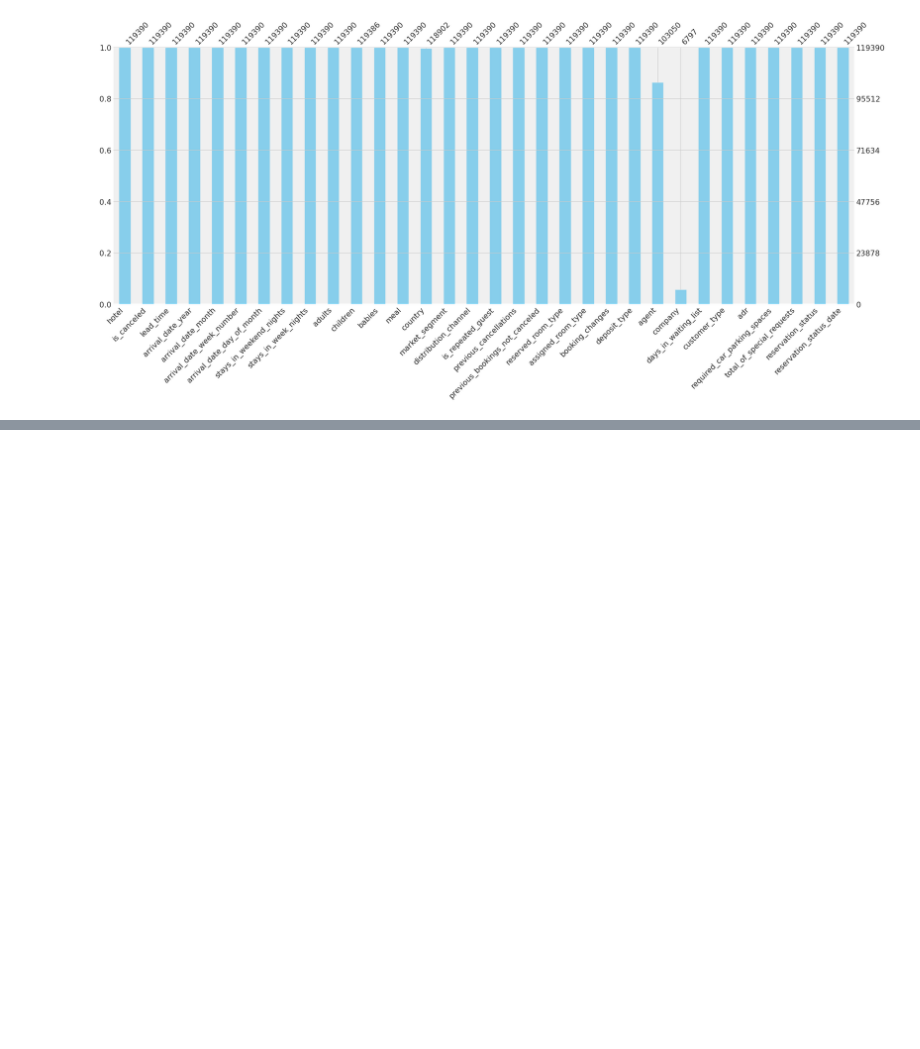
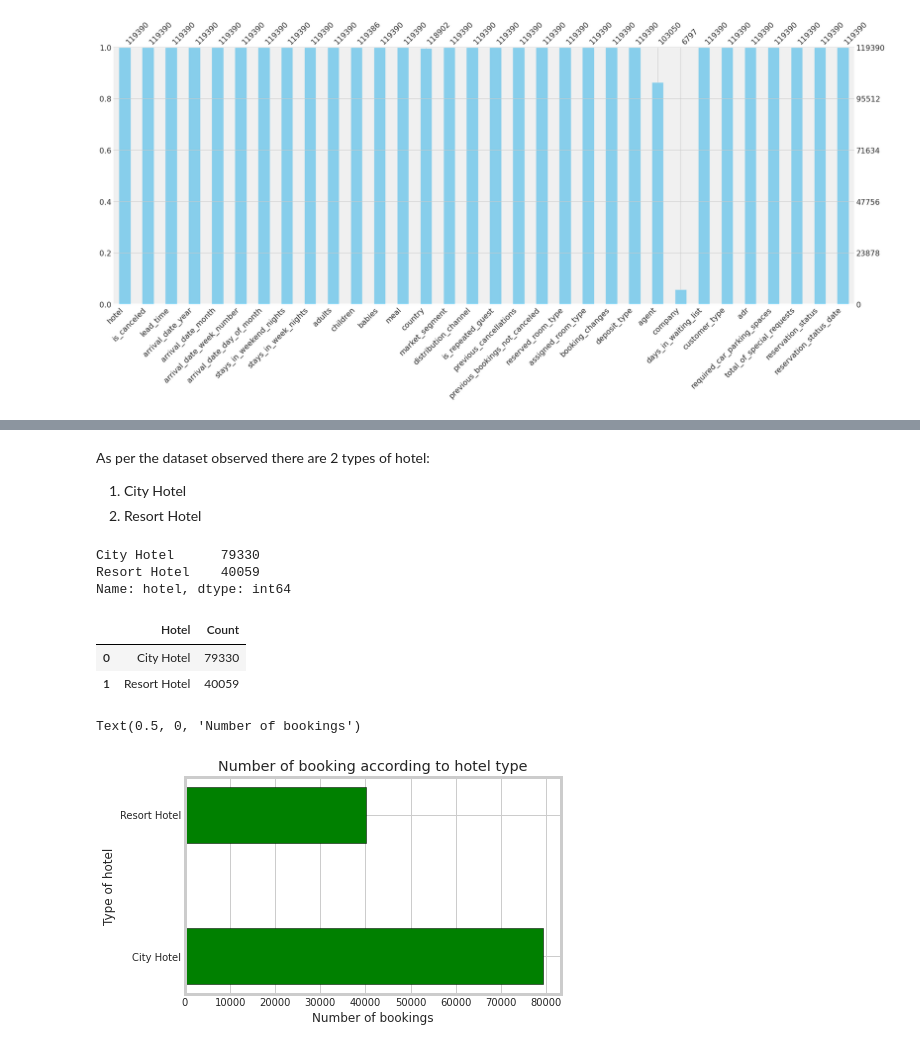
Before and after one commit to chandusayhi/Hotel_Booking_Analysis, a Jupyter notebook: Hotel_Booking_Analysis_EDA.ipynb, the cells around one changed output, grey strips where cells are left out. Drawn from its saved outputs; the diff is of its cells as text; code cells hidden in the pictures; blank space fills up the shorter version.

```diff
--- a/Hotel_Booking_Analysis_EDA.ipynb
+++ b/Hotel_Booking_Analysis_EDA.ipynb
@@ -373,0 +566,28 @@ plt.show()
+# %% [markdown]
+As per the dataset observed there are 2 types of hotel:
+
+1. City Hotel
+2. Resort Hotel
+# %%
+df['hotel'].value_counts()
+# %% [output]
+City Hotel      79330
+Resort Hotel    40059
+Name: hotel, dtype: int64
+# %%
+#To find out the number of bookings in different types of hotel.
+booking_by_hotel_type=df["hotel"].value_counts().reset_index().rename(columns={'index':'Hotel','hotel':'Count'})
+booking_by_hotel_type
+# %% [output]
+|  | Hotel | Count |
+| 0 | City Hotel | 79330 |
+| 1 | Resort Hotel | 40059 |
+# %%
+# plotting a bar chart to compare number of bookings made in each type of hotel
+plt.barh(booking_by_hotel_type['Hotel'],booking_by_hotel_type['Count'],color='green',height=0.4,edgecolor='black')
+plt.title('Number of booking according to hotel type')
+plt.ylabel('Type of hotel')
+plt.xlabel('Number of bookings')
+# %% [output]
+Text(0.5, 0, 'Number of bookings')
+[figure, added]
```
Also changed, not shown: parts of 40 cells of this notebook.
